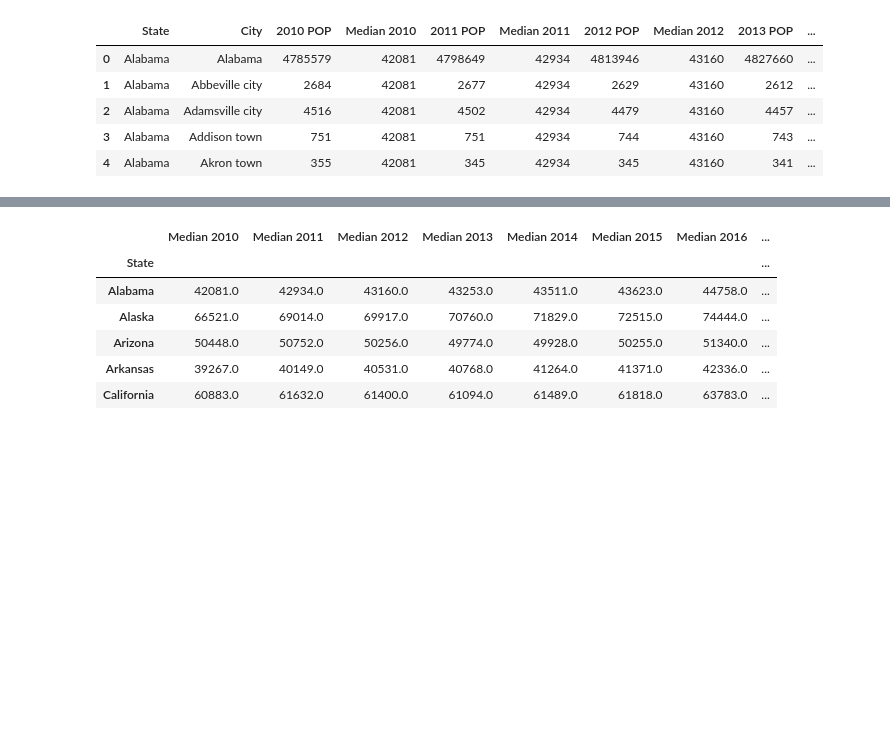
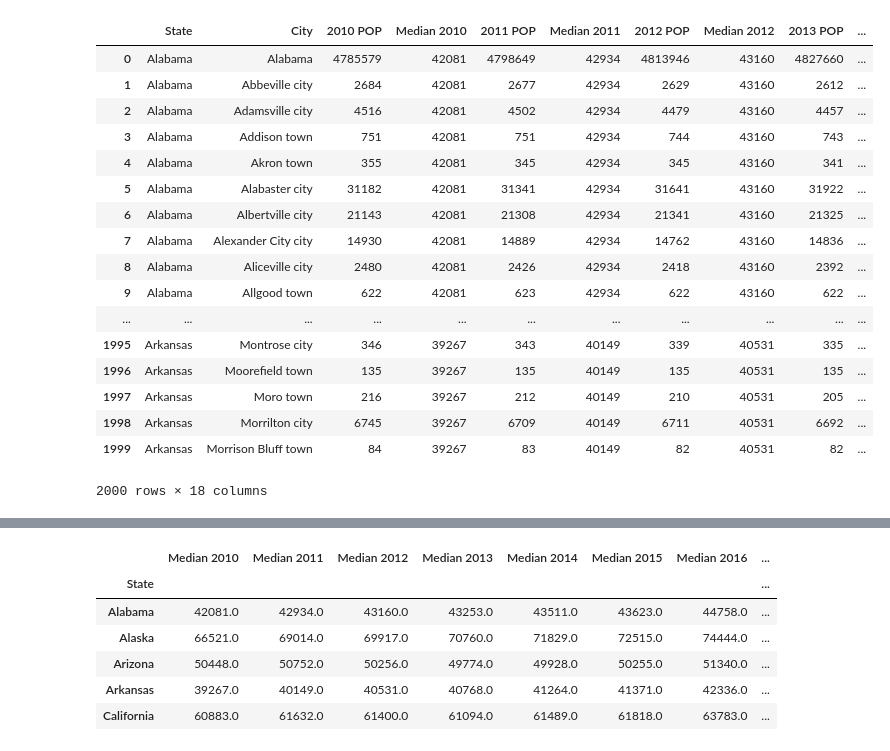
Before and after one commit to Wittie1986/TheBanananimals, a Jupyter notebook: CensusMean.ipynb, the cells around one changed output, grey strips where cells are left out. Cells and saved outputs as stored; diff of their text form; code cells hidden in the pictures; blank space fills up the shorter version.

```diff
--- a/CensusMean.ipynb
+++ b/CensusMean.ipynb
@@ -9,12 +9,24 @@ brew = "brewerydbAPI/Output/brewerydb_final.csv"
 Cen = pd.read_csv(cen)
 Brew = pd.read_csv(brew)
 # %%
-Cen.head()
+Cen.head(2000)
 # %% [output]
 |  | State | City | 2010 POP | Median 2010 | 2011 POP | Median 2011 | 2012 POP | Median 2012 | 2013 POP | ... |
 | 0 | Alabama | Alabama | 4785579 | 42081 | 4798649 | 42934 | 4813946 | 43160 | 4827660 | ... |
 | 1 | Alabama | Abbeville city | 2684 | 42081 | 2677 | 42934 | 2629 | 43160 | 2612 | ... |
 | 2 | Alabama | Adamsville city | 4516 | 42081 | 4502 | 42934 | 4479 | 43160 | 4457 | ... |
 | 3 | Alabama | Addison town | 751 | 42081 | 751 | 42934 | 744 | 43160 | 743 | ... |
 | 4 | Alabama | Akron town | 355 | 42081 | 345 | 42934 | 345 | 43160 | 341 | ... |
+| 5 | Alabama | Alabaster city | 31182 | 42081 | 31341 | 42934 | 31641 | 43160 | 31922 | ... |
+| 6 | Alabama | Albertville city | 21143 | 42081 | 21308 | 42934 | 21341 | 43160 | 21325 | ... |
+| 7 | Alabama | Alexander City city | 14930 | 42081 | 14889 | 42934 | 14762 | 43160 | 14836 | ... |
+| 8 | Alabama | Aliceville city | 2480 | 42081 | 2426 | 42934 | 2418 | 43160 | 2392 | ... |
+| 9 | Alabama | Allgood town | 622 | 42081 | 623 | 42934 | 622 | 43160 | 622 | ... |
+| ... | ... | ... | ... | ... | ... | ... | ... | ... | ... | ... |
+| 1995 | Arkansas | Montrose city | 346 | 39267 | 343 | 40149 | 339 | 40531 | 335 | ... |
+| 1996 | Arkansas | Moorefield town | 135 | 39267 | 135 | 40149 | 135 | 40531 | 135 | ... |
+| 1997 | Arkansas | Moro town | 216 | 39267 | 212 | 40149 | 210 | 40531 | 205 | ... |
+| 1998 | Arkansas | Morrilton city | 6745 | 39267 | 6709 | 40149 | 6711 | 40531 | 6692 | ... |
+| 1999 | Arkansas | Morrison Bluff town | 84 | 39267 | 83 | 40149 | 82 | 40531 | 82 | ... |
+2000 rows × 18 columns
 # %%
```
Also changed, not shown: parts of 2 cells of this notebook, 4 other files.
